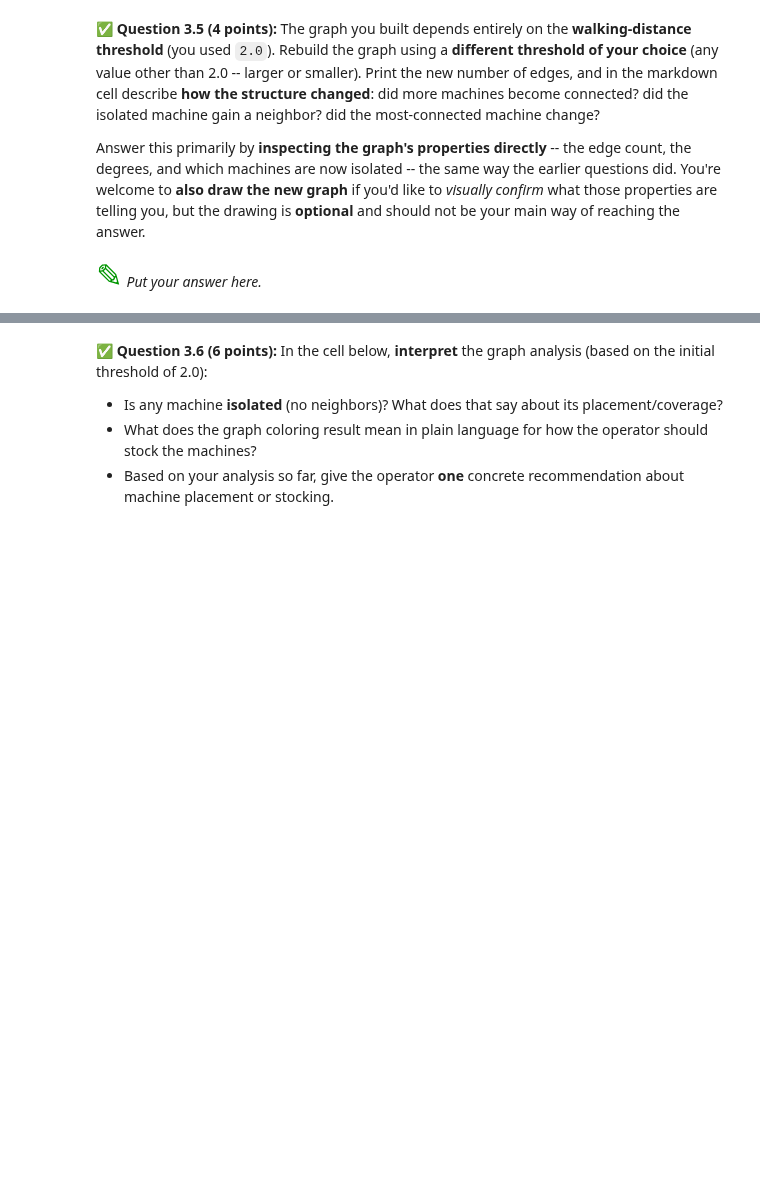
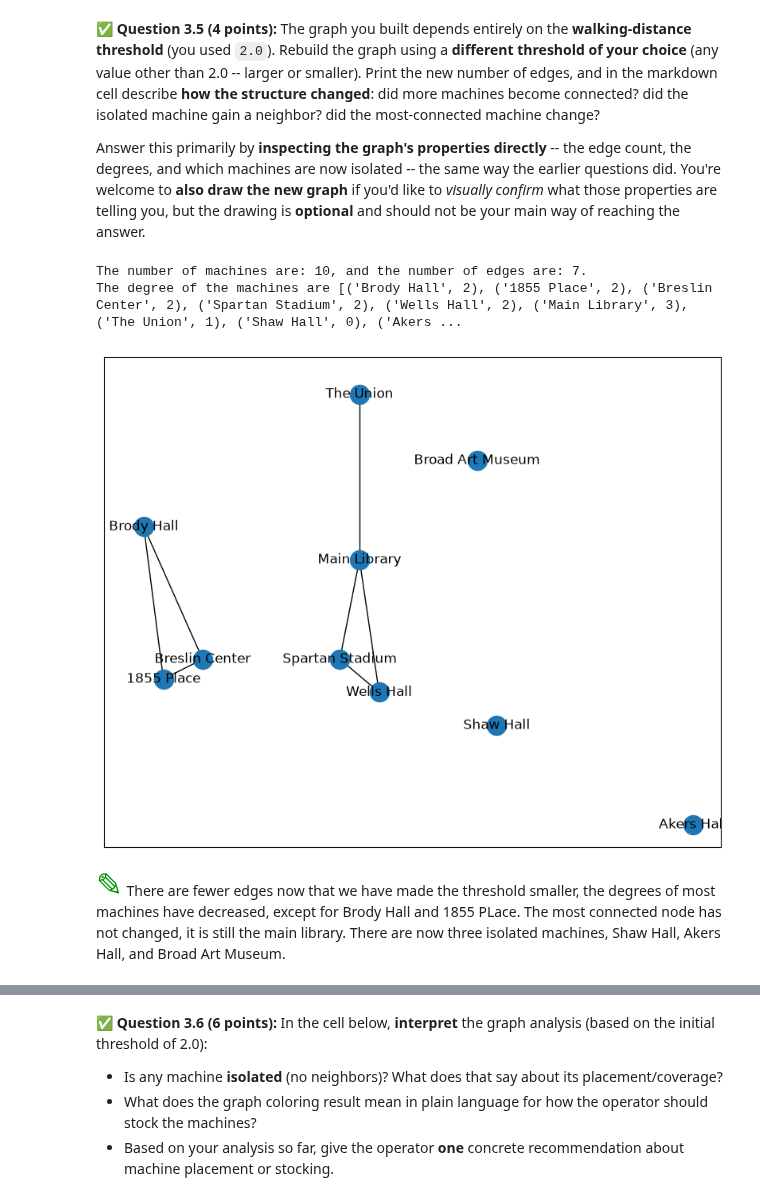
Before and after one commit to alvagile-1811/CMSE202-f26-turnin, a Jupyter notebook: hw-02/HW02-ABMandGraphTheory-STUDENT.ipynb, the cells around one changed output, grey strips where cells are left out. Cells and saved outputs as stored; diff of their text form; code cells hidden in the pictures; blank space fills up the shorter version.

```diff
--- a/hw-02/HW02-ABMandGraphTheory-STUDENT.ipynb
+++ b/hw-02/HW02-ABMandGraphTheory-STUDENT.ipynb
@@ -779,5 +818,31 @@ Answer this primarily by **inspecting the graph's properties directly** -- the e
-# %% [markdown]
-<font size=6 color="#009600">&#9998;</font> *Put your answer here.*
+# %%
+# Put your code for Question 3.5 here -- rebuild with your own threshold and print the new edge count.
+vending_machine_graph_2 = nx.Graph()
+for i, (key, value) in enumerate(machine_locations.items()):
+    x,y,zone = value
+    vending_machine_graph_2.add_node(key, position = (x,y), area = zone)
+
+for node1 in vending_machine_graph_2.nodes:
+    for node2 in vending_machine_graph_2.nodes:
+        if node1 != node2:
+            x1,y1 = vending_machine_graph_2.nodes[node1]["position"]
+            x2,y2 = vending_machine_graph_2.nodes[node2]["position"]
+            dist = math.hypot(x2-x1,y2-y1)
+            if dist <= 1.5:
+                vending_machine_graph_2.add_edge(node1,node2, distance = dist)
+
+fig = plt.figure(figsize=(10,8))
+positions =  nx.get_node_attributes(vending_machine_graph_2, "position")
+nx.draw_networkx(vending_machine_graph_2, pos = positions, with_labels = True)
+
+print(f"The number of machines are: {vending_machine_graph_2.number_of_nodes()}, and the number of edges are: {vending_machine_graph_2.number_of_edges()}.")
+print(f"The degree of the machines are {vending_machine_graph_2.degree()}.")
+# %% [output]
+The number of machines are: 10, and the number of edges are: 7.
+The degree of the machines are [('Brody Hall', 2), ('1855 Place', 2), ('Breslin Center', 2), ('Spartan Stadium', 2), ('Wells Hall', 2), ('Main Library', 3), ('The Union', 1), ('Shaw Hall', 0), ('Akers ...
+[figure, added]
+# %% [markdown]
+<font size=6 color="#009600">&#9998;</font> There are fewer edges now that we have made the threshold smaller, the degrees of most machines have decreased, except for Brody Hall and 1855 PLace. The most connected node has not changed, it is still the main library. There are now three isolated machines, Shaw Hall, Akers Hall, and Broad Art Museum.
 # %% [markdown]
 <!-- END QUESTION -->
 <!-- DO NOT MODIFY OR DELETE THIS CELL -->
```
Also changed, not shown: parts of 15 cells of this notebook.
